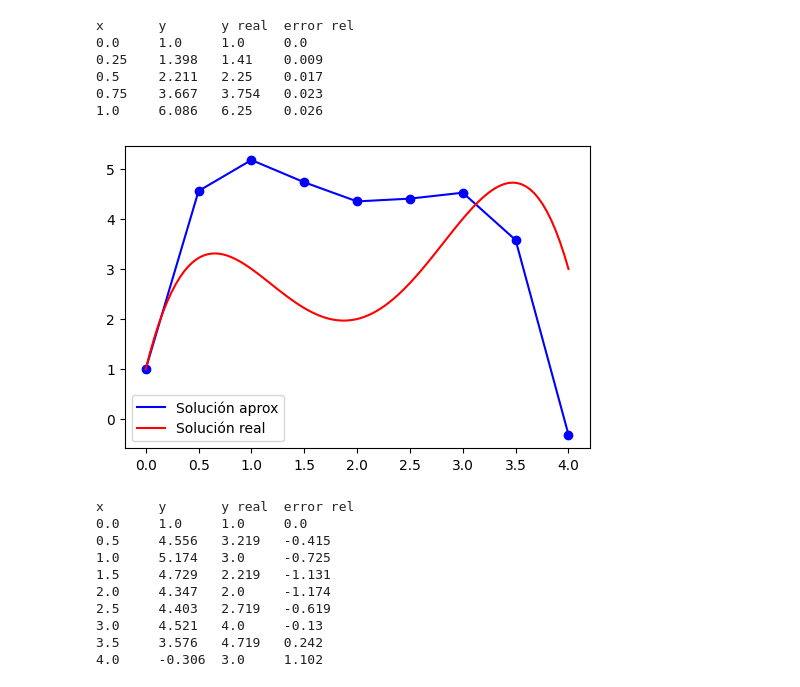
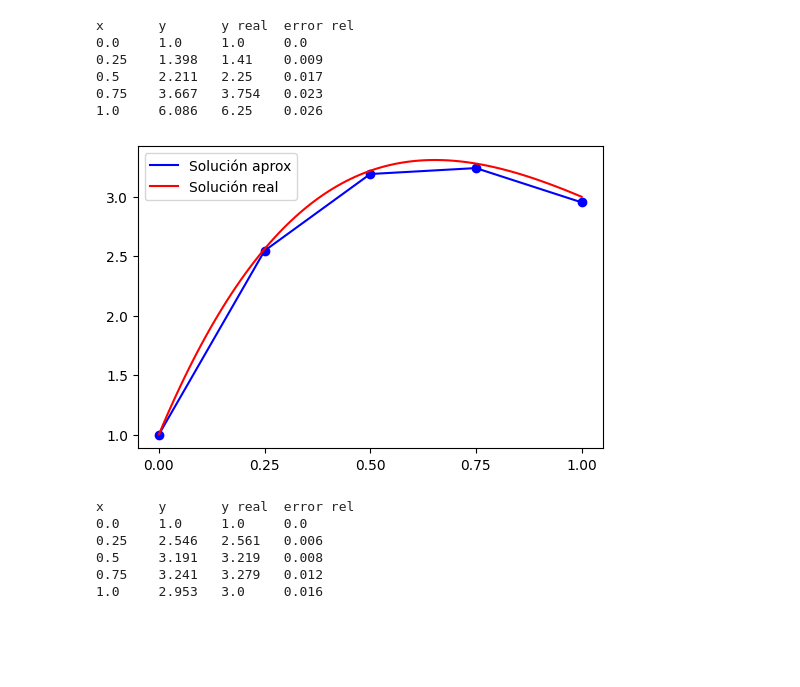
Before and after one commit to gmauricio-toledo/UNISON-teaching, a Jupyter notebook: EDO.ipynb, the cells around one changed output. Cells and saved outputs as stored; diff of their text form; code cells hidden in the pictures; blank space fills up the shorter version.

Commit message:
Runge-Kutta

```diff
--- a/EDO.ipynb
+++ b/EDO.ipynb
@@ -212,25 +212,21 @@ x       y       y real  error rel
 # %%
 from edo import RungeKutta2
 
 a=0
-b=4
-h=0.5
+b=1
+h=0.25
 x0 = 0
 y0 = 1
 
-solver = RungeKutta2(f=f,sol=sol,a2=0.15)
+solver = RungeKutta2(f=f,sol=sol,a2=1)
 solver.fit(a,b,h,x0,y0)
 solver.plot(plot_nodes=True)
 solver.table()
 # %% [output]
-[figure, old version]
+[figure, new version]
 x       y       y real  error rel
 0.0     1.0     1.0     0.0
-0.5     4.556   3.219   -0.415
-1.0     5.174   3.0     -0.725
-1.5     4.729   2.219   -1.131
-2.0     4.347   2.0     -1.174
-2.5     4.403   2.719   -0.619
-3.0     4.521   4.0     -0.13
-3.5     3.576   4.719   0.242
-4.0     -0.306  3.0     1.102
+0.25    2.546   2.561   0.006
+0.5     3.191   3.219   0.008
+0.75    3.241   3.279   0.012
+1.0     2.953   3.0     0.016
```
Also changed, not shown: parts of 1 cell of this notebook, 1 other file.
